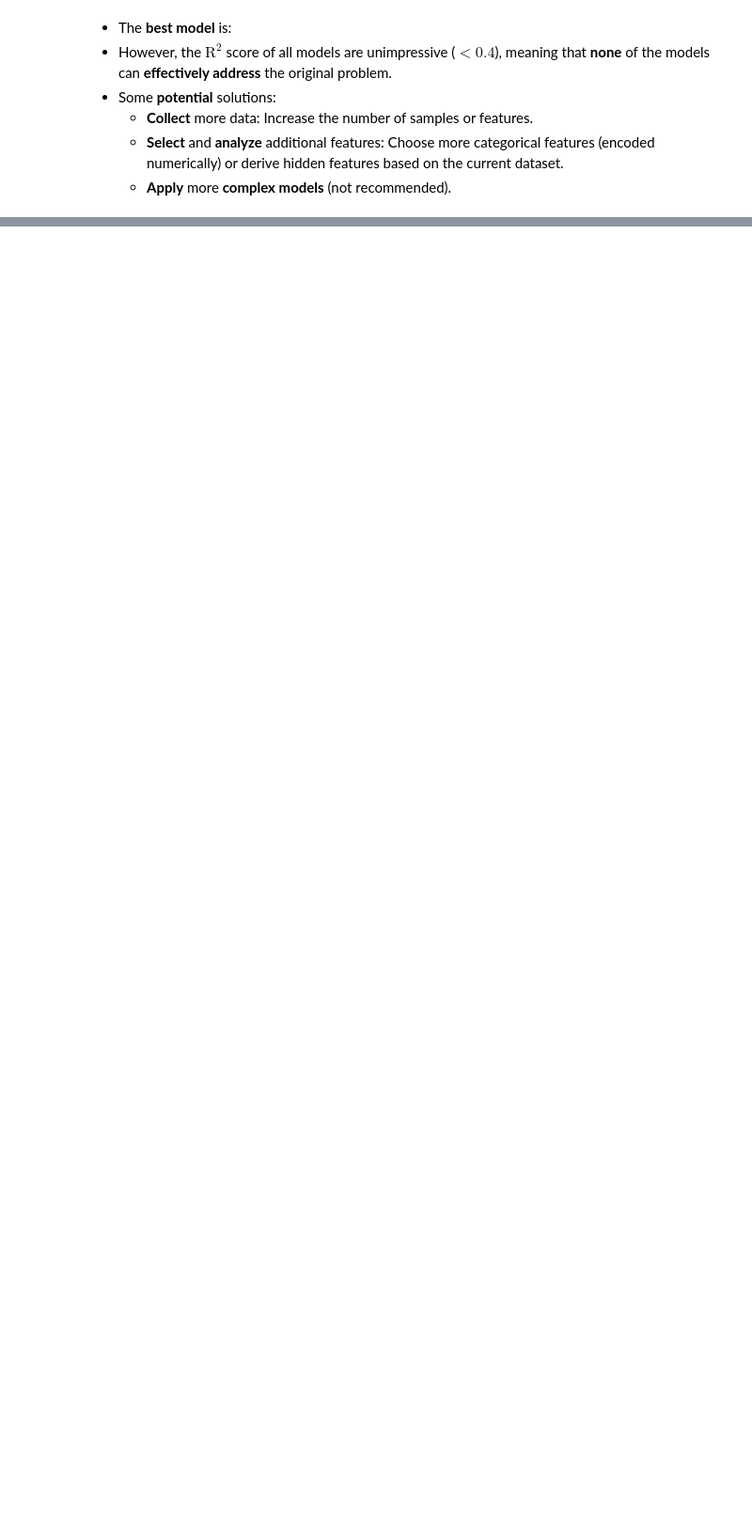
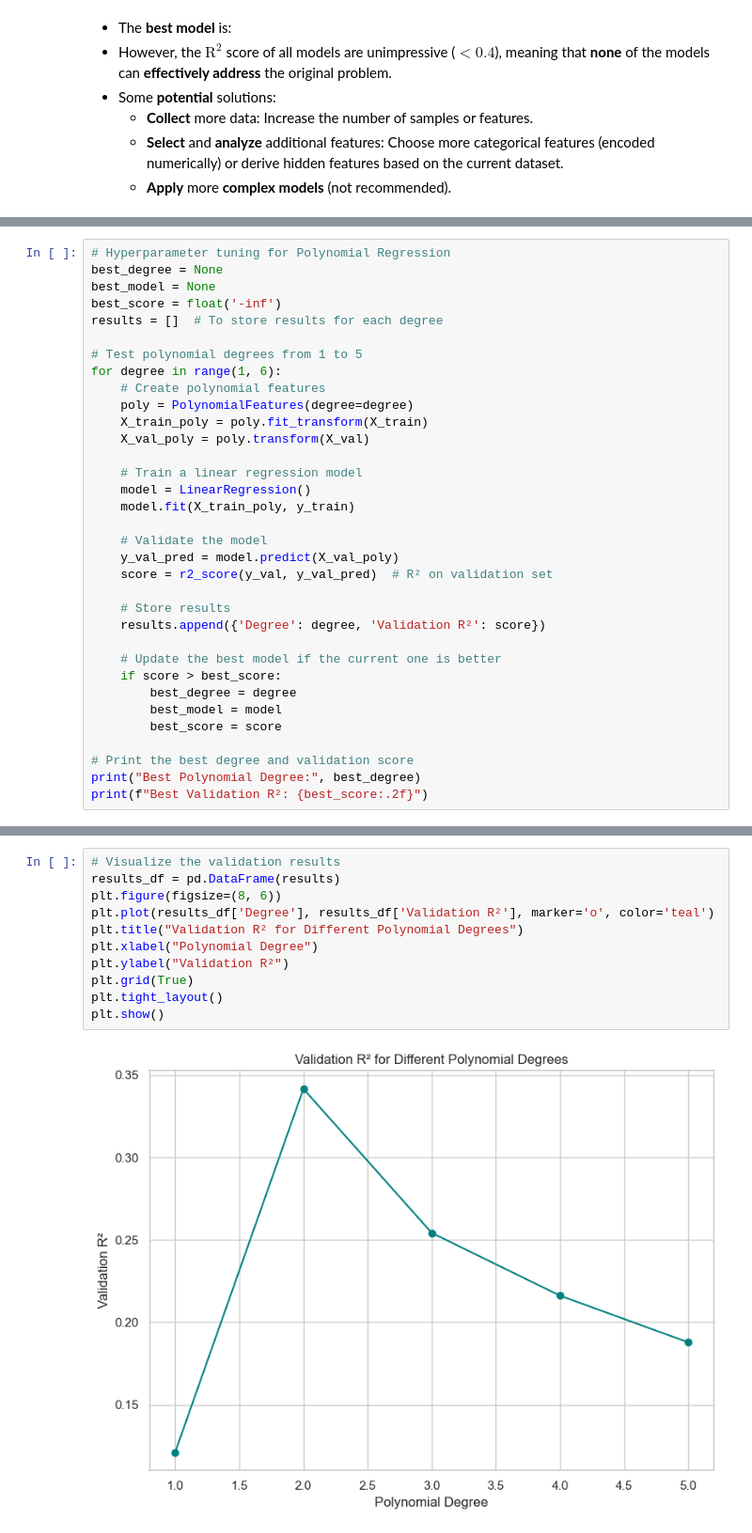
Before and after one commit to lib2509/Intro_to_DS_Final_Project, a Jupyter notebook: data_modeling.ipynb, the cells around one changed output, grey strips where cells are left out. Shown at 94% size. Drawn from its saved outputs; the diff is of its cells as text; blank space fills up the shorter version.

```diff
--- a/data_modeling.ipynb
+++ b/data_modeling.ipynb
@@ -414,0 +423,34 @@ plt.show()
+# %%
+# Hyperparameter tuning for Polynomial Regression
+best_degree = None
+best_model = None
+best_score = float('-inf')
+results = []  # To store results for each degree
+
+# Test polynomial degrees from 1 to 5
+for degree in range(1, 6):
+    # Create polynomial features
+    poly = PolynomialFeatures(degree=degree)
+    X_train_poly = poly.fit_transform(X_train)
+    X_val_poly = poly.transform(X_val)
+
+    # Train a linear regression model
+    model = LinearRegression()
+    model.fit(X_train_poly, y_train)
+
+    # Validate the model
+    y_val_pred = model.predict(X_val_poly)
+    score = r2_score(y_val, y_val_pred)  # R² on validation set
+
+    # Store results
+    results.append({'Degree': degree, 'Validation R²': score})
+
+    # Update the best model if the current one is better
+    if score > best_score:
+        best_degree = degree
+        best_model = model
+        best_score = score
+
+# Print the best degree and validation score
+print("Best Polynomial Degree:", best_degree)
+print(f"Best Validation R²: {best_score:.2f}")
@@ -414,0 +475,13 @@ plt.show()
+# %%
+# Visualize the validation results
+results_df = pd.DataFrame(results)
+plt.figure(figsize=(8, 6))
+plt.plot(results_df['Degree'], results_df['Validation R²'], marker='o', color='teal')
+plt.title("Validation R² for Different Polynomial Degrees")
+plt.xlabel("Polynomial Degree")
+plt.ylabel("Validation R²")
+plt.grid(True)
+plt.tight_layout()
+plt.show()
+# %% [output]
+[figure, added]
```
Also changed, not shown: parts of 17 cells of this notebook.
